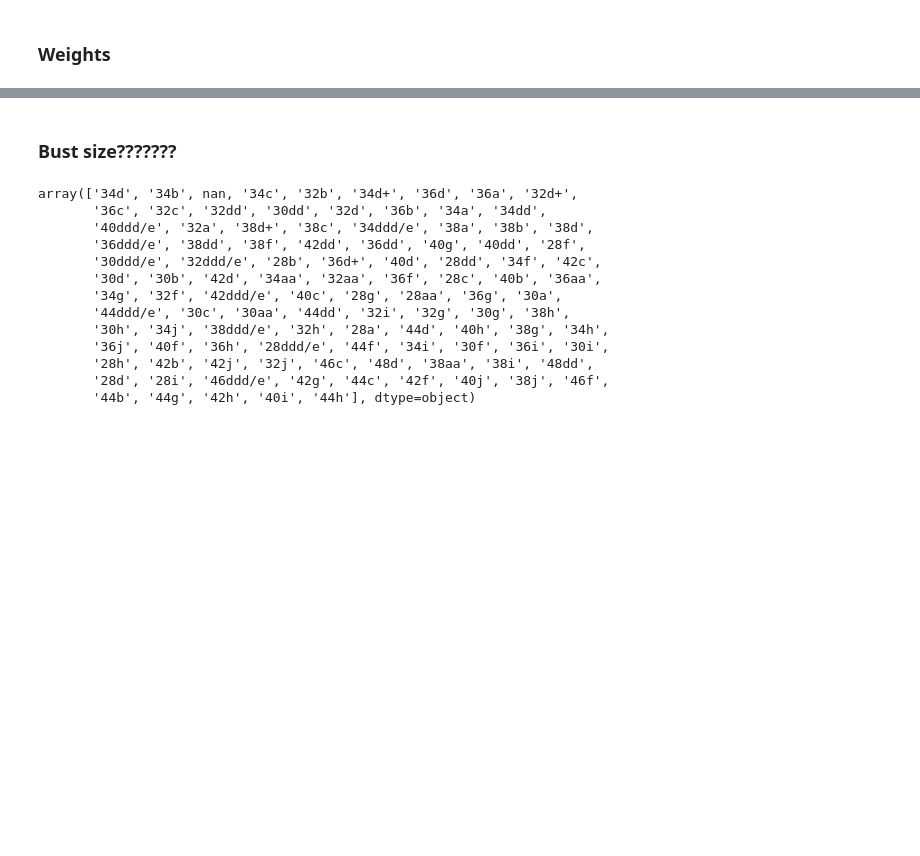
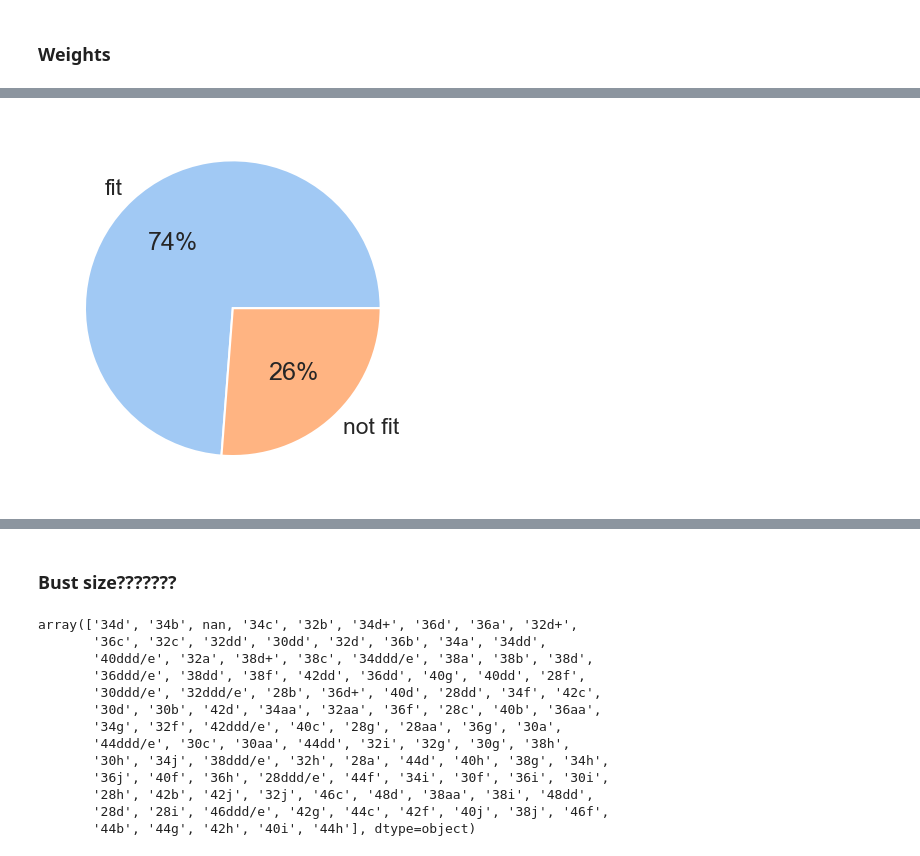
Before and after one commit to zic017/CSE158_Assignment2_Rating_Prediction_of_Clothes, a Jupyter notebook: EDA.ipynb, the cells around one changed output, grey strips where cells are left out. Cells and saved outputs as stored; diff of their text form; code cells hidden in the pictures; blank space fills up the shorter version.

```diff
--- a/EDA.ipynb
+++ b/EDA.ipynb
@@ -278,0 +262,8 @@ category
+# %%
+data = df['fit'].value_counts().tolist()
+labels = ['fit', 'not fit']
+colors = sns.color_palette('pastel')[0:2]
+plt.pie(data, labels = labels, colors = colors, autopct='%.0f%%')
+plt.show()
+# %% [output]
+[figure, added]
```
Also changed, not shown: parts of 18 cells of this notebook.
